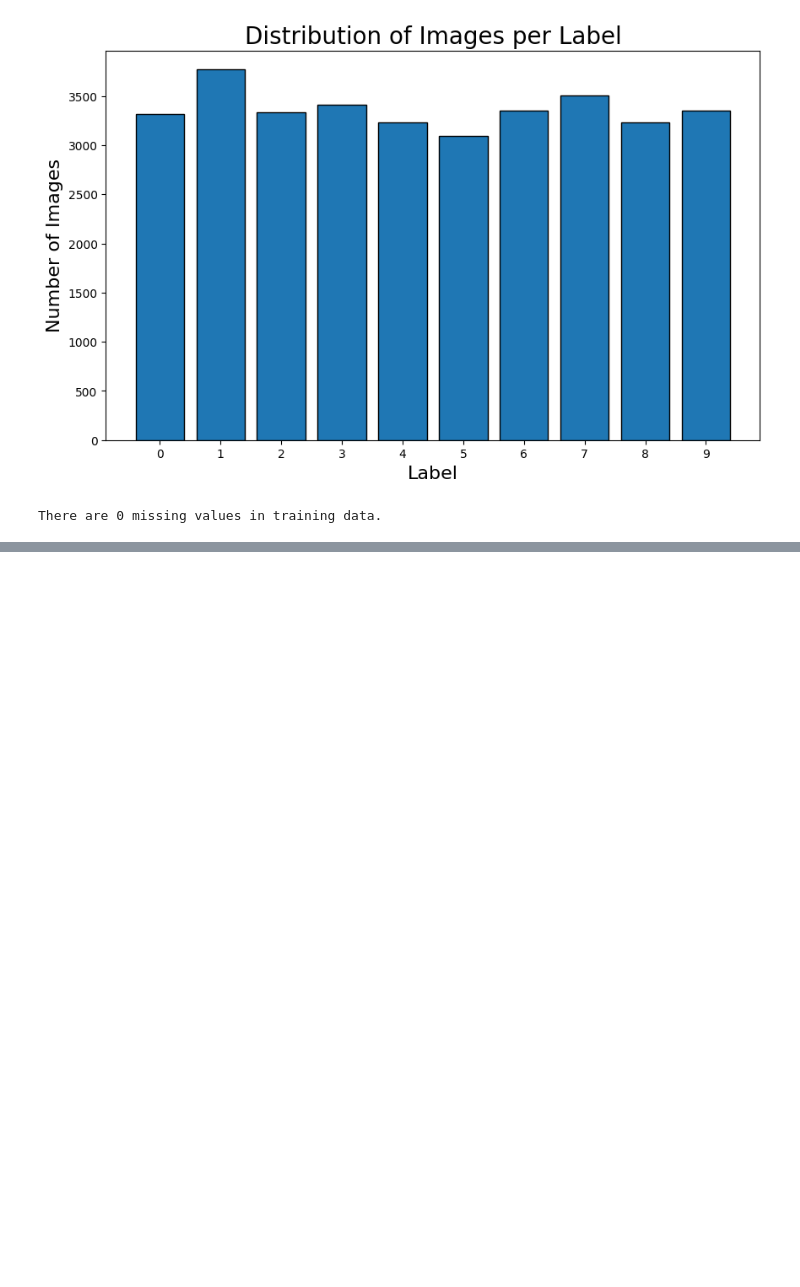
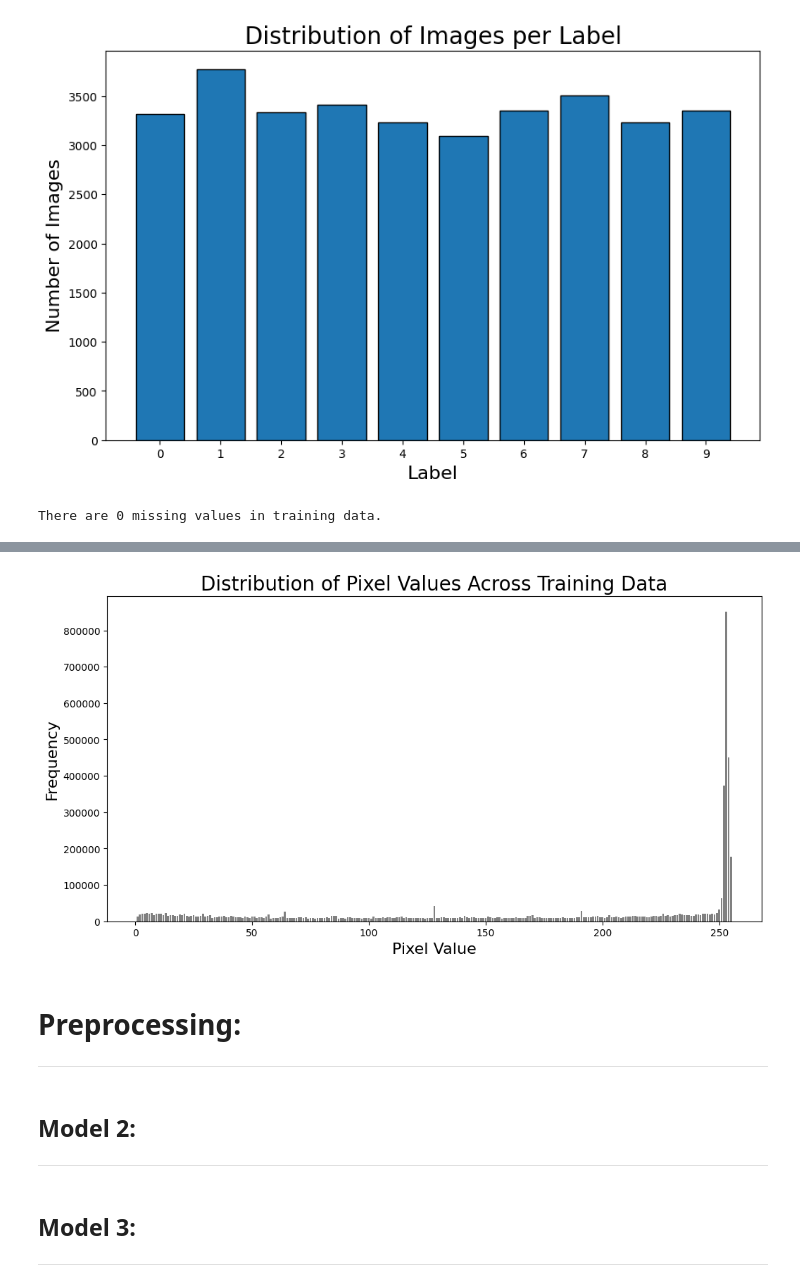
Before and after one commit to CateMerfeld/class_work, a Jupyter notebook: data_mining/cs548_programming_assignment_3.ipynb, the cells around one changed output, grey strips where cells are left out. Saved outputs shown, nothing was run; the diff lists cells and outputs as text; code cells hidden in the pictures; blank space fills up the shorter version.

```diff
--- a/data_mining/cs548_programming_assignment_3.ipynb
+++ b/data_mining/cs548_programming_assignment_3.ipynb
@@ -38,0 +106,16 @@ There are 0 missing values in training data.
+# %%
+# Flatten pixel values for the entire dataset
+pixel_values = train_data.drop('label', axis=1).values.flatten()
+pixel_values = pd.Series(pixel_values).value_counts()
+pixel_values = pixel_values.sort_index()
+plt.figure(figsize=(12, 6))
+plt.bar(pixel_values.index[1:], pixel_values[1:], color='gray')
+plt.title('Distribution of Pixel Values Across Training Data', fontsize=20)
+plt.xlabel('Pixel Value', fontsize=16)
+plt.ylabel('Frequency', fontsize=16)
+plt.show()
+# %% [output]
+[figure, added]
+# %% [markdown]
+# Preprocessing:
+---
@@ -38,0 +145,6 @@ There are 0 missing values in training data.
+# %% [markdown]
+## Model 2:
+---
+# %% [markdown]
+## Model 3:
+---
```
Also changed, not shown: parts of 19 cells of this notebook, 1 other file.
